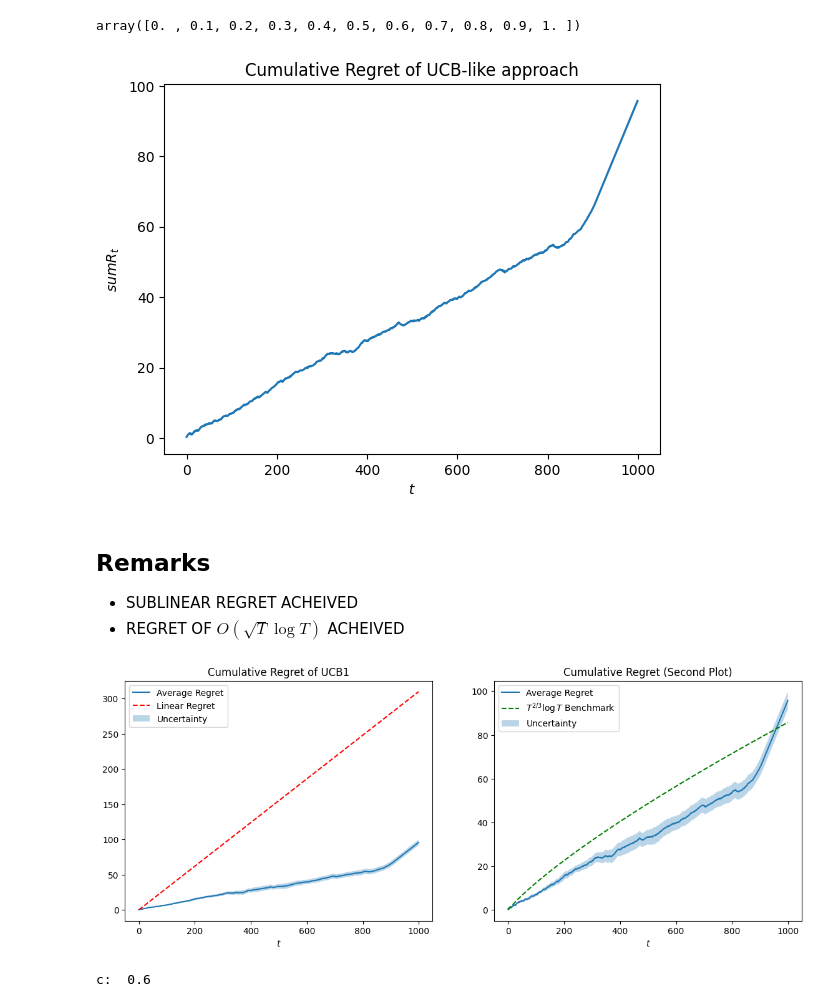
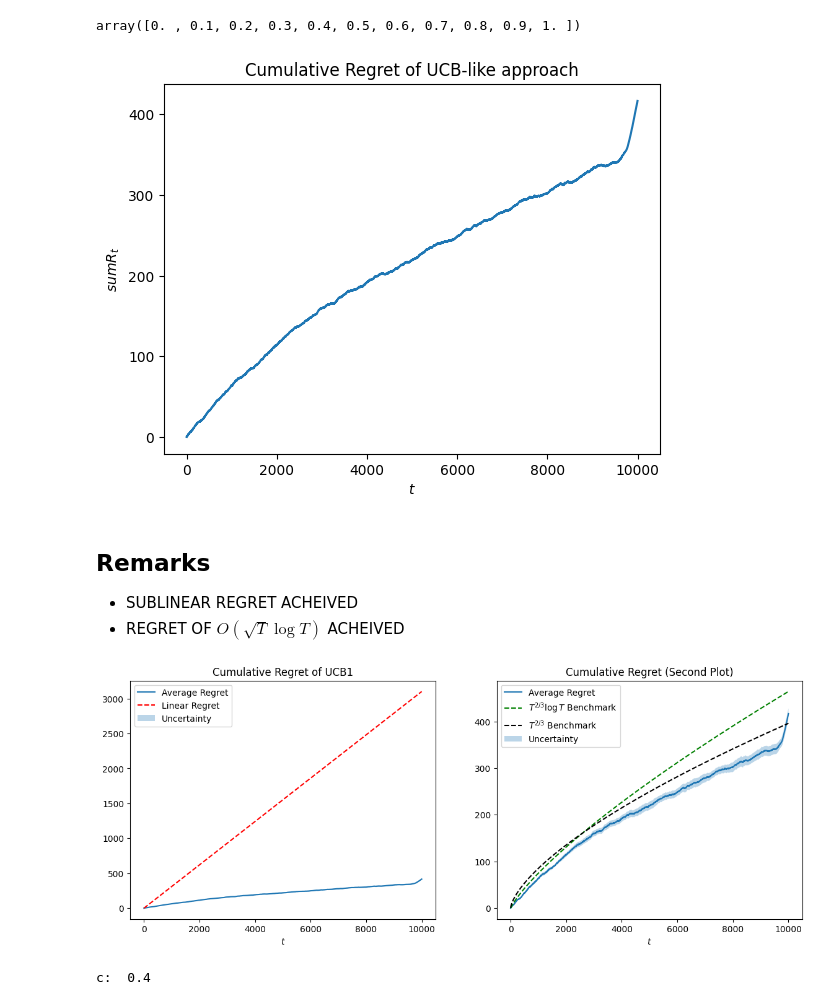
Before and after one commit to matteopasqual02/OLA-2025-project, a Jupyter notebook: R1.2_Single_product_and_stochastic_environment.ipynb, the cells around one changed output. Drawn from its saved outputs; the diff is of its cells as text; code cells hidden in the pictures.

Commit message:
R1 better regret bound

```diff
--- a/R1.2_Single_product_and_stochastic_environment.ipynb
+++ b/R1.2_Single_product_and_stochastic_environment.ipynb
@@ -111,8 +111,8 @@ def compute_best_price_uniform_valuation(prices, rho):
 
     return gamma, expected_revenue, expected_units_sold
 # %%
-T = 1000
-B = 400
+T = 10000
+B = 4000
 P = np.linspace(0, 1, 11)
 K = len(P)
 
@@ -189,7 +188,7 @@ plt.ylabel('$sum R_t$')
 plt.title('Cumulative Regret of UCB-like approach')
 plt.show()
 # %% [output]
-[figure, old version]
+[figure, new version]
 # %% [markdown]
 Remarks
 ---
@@ -199,43 +198,50 @@ Remarks
 # %%
 fig, axs = plt.subplots(1, 2, figsize=(14, 5))
 
-# First subplot: Cumulative regret with linear line and T^{2/3} benchmark
+# First subplot: Cumulative regret with linear line
 axs[0].plot(np.arange(T), average_regret, label='Average Regret')
 axs[0].set_title('Cumulative Regret of UCB1')
 
 linear_regret = np.arange(T) * exp_utility
 axs[0].plot(np.arange(T), linear_regret, label='Linear Regret', linestyle='--', color='red')
 axs[0].fill_between(
     np.arange(T),
     average_regret - regret_std / np.sqrt(n_trials),
     average_regret + regret_std / np.sqrt(n_trials),
     alpha=0.3,
     label='Uncertainty'
 )
 axs[0].set_xlabel('$t$')
 axs[0].legend()
 
-# Second subplot: t^{1/2} * log(t) benchmark
+# Second subplot: T^{2/3} benchmark
 axs[1].plot(np.arange(T), average_regret, label='Average Regret')
 t_vals = np.arange(1, T+1)
-c = 0.4
+c = 0.35
 benchmark = (t_vals ** (2/3)) * np.log(t_vals) * exp_utility * c
 axs[1].plot(np.arange(T), benchmark, label=r'$T^{2/3}\log T$ Benchmark', linestyle='--', color='green')
+c = 2.75
+benchmark = (t_vals ** (2/3)) * exp_utility * c
+axs[1].plot(np.arange(T), benchmark, label=r'$T^{2/3}$ Benchmark', linestyle='--', color='black')
+
+# Fill between for uncertainty in the second plot
 axs[1].fill_between(
     np.arange(T),
     average_regret - regret_std / np.sqrt(n_trials),
     average_regret + regret_std / np.sqrt(n_trials),
     alpha=0.3,
     label='Uncertainty'
 )
+
+# Set titles and labels for the second subplot
 axs[1].set_title('Cumulative Regret (Second Plot)')
 axs[1].set_xlabel('$t$')
 axs[1].legend()
 
 plt.show()
 # %% [output]
-[figure, old version]
+[figure, new version]
 # %%
 print("c: ", c)
 # %% [output]
-c:  0.6
+c:  0.4
```
Also changed, not shown: parts of 1 cell of this notebook, 1 other file.
